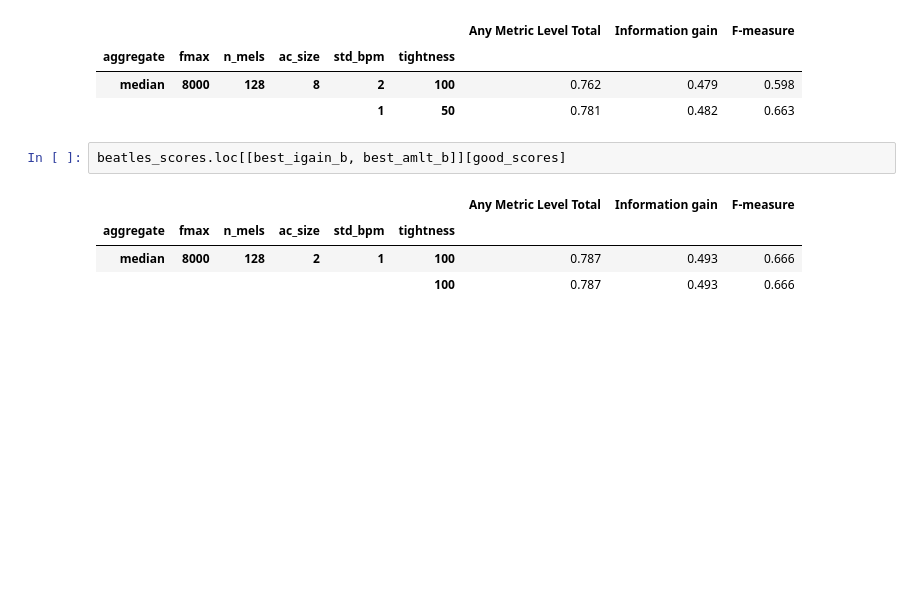
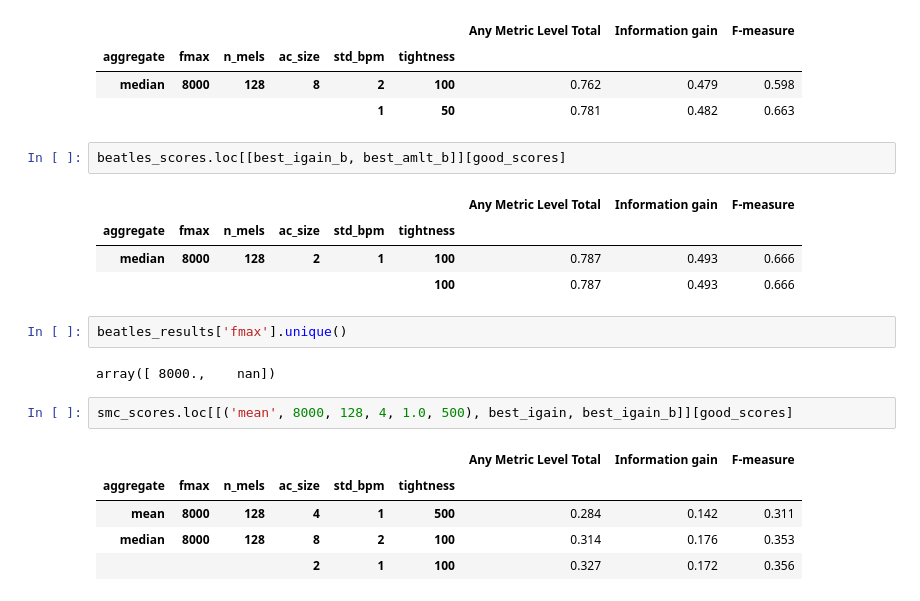
Before and after one commit to bmcfee/librosa_parameters, a Jupyter notebook: code/Beat tracking parameters.ipynb, the cells around one changed output. Saved outputs shown, nothing was run; the diff lists cells and outputs as text; blank space fills up the shorter version.

```diff
--- a/code/Beat tracking parameters.ipynb
+++ b/code/Beat tracking parameters.ipynb
@@ -352,3 +352,15 @@ beatles_scores.loc[[best_igain_b, best_amlt_b]][good_scores]
 | aggregate | fmax | n_mels | ac_size | std_bpm | tightness |  |  |  |
 | median | 8000 | 128 | 2 | 1 | 100 | 0.787 | 0.493 | 0.666 |
 |  |  |  |  |  | 100 | 0.787 | 0.493 | 0.666 |
+# %%
+beatles_results['fmax'].unique()
+# %% [output]
+array([ 8000.,    nan])
+# %%
+smc_scores.loc[[('mean', 8000, 128, 4, 1.0, 500), best_igain, best_igain_b]][good_scores]
+# %% [output]
+|  |  |  |  |  |  | Any Metric Level Total | Information gain | F-measure |
+| aggregate | fmax | n_mels | ac_size | std_bpm | tightness |  |  |  |
+| mean | 8000 | 128 | 4 | 1 | 500 | 0.284 | 0.142 | 0.311 |
+| median | 8000 | 128 | 8 | 2 | 100 | 0.314 | 0.176 | 0.353 |
+|  |  |  | 2 | 1 | 100 | 0.327 | 0.172 | 0.356 |
```
Also changed, not shown: parts of 2 cells of this notebook, 1 other file.
